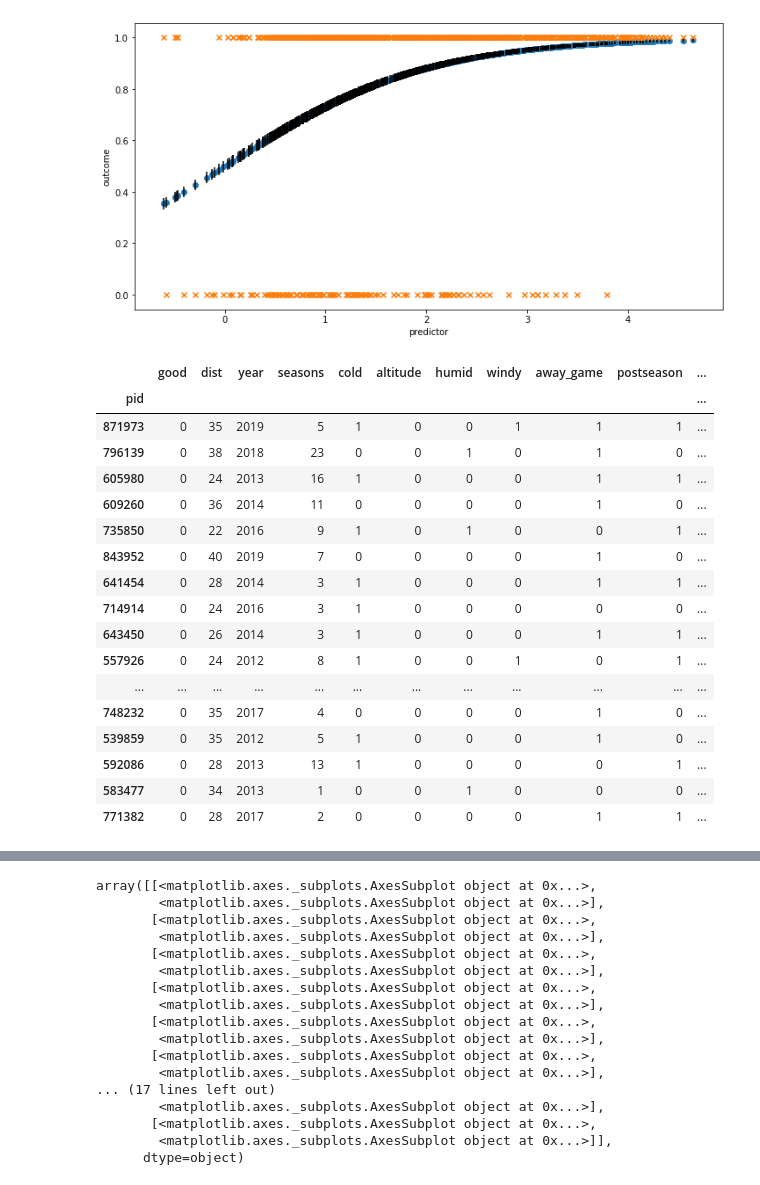
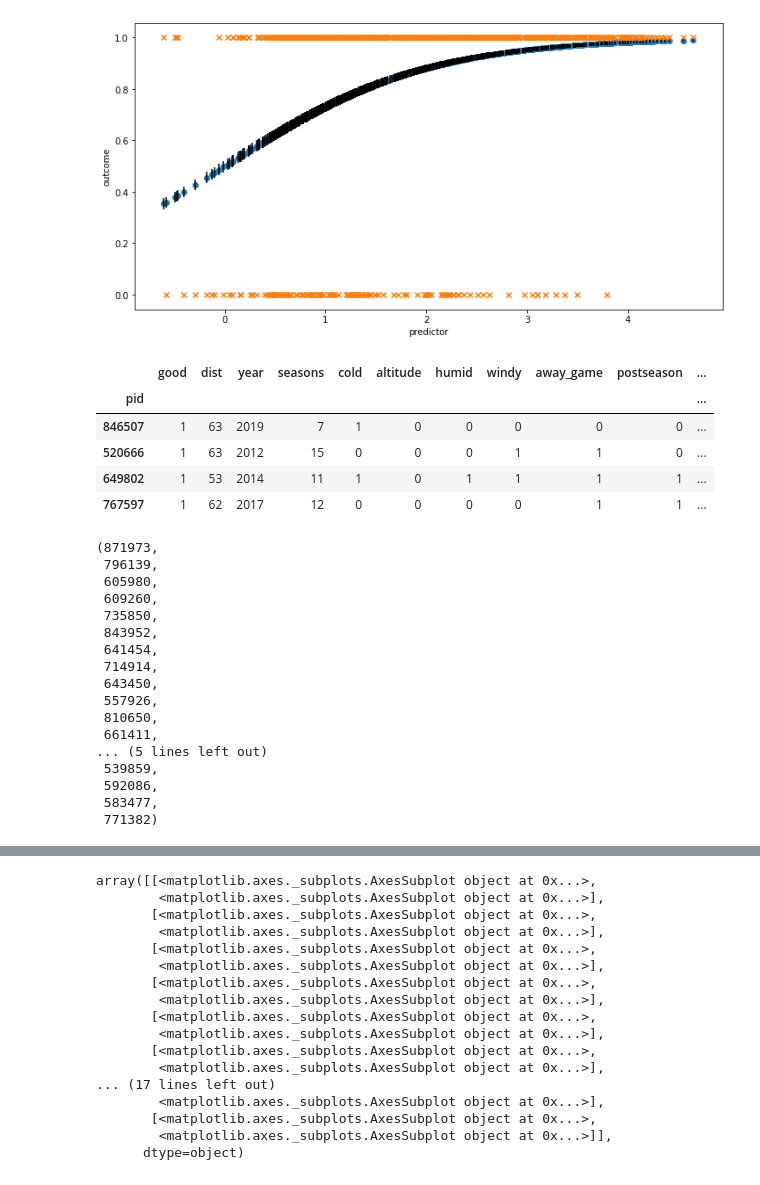
Before and after one commit to lewisbails/nfl-project, a Jupyter notebook: notebooks/bayesian.ipynb, the cells around one changed output, grey strips where cells are left out. Cells and saved outputs as stored; diff of their text form; code cells hidden in the pictures.

```diff
--- a/notebooks/bayesian.ipynb
+++ b/notebooks/bayesian.ipynb
@@ -92,24 +92,33 @@ Text(0, 0.5, 'outcome')
 [figure]
 # %%
 sample_data['y_pred'] = beta.mean()
+# %%
+sample_data[(sample_data['good']==1) & (sample_data['y_pred']<=0.4)].sort_values('y_pred', ascending=False)
+# %% [output]
+|  | good | dist | year | seasons | cold | altitude | humid | windy | away_game | postseason | ... |
+| pid |  |  |  |  |  |  |  |  |  |  | ... |
+| 846507 | 1 | 63 | 2019 | 7 | 1 | 0 | 0 | 0 | 0 | 0 | ... |
+| 520666 | 1 | 63 | 2012 | 15 | 0 | 0 | 0 | 1 | 1 | 0 | ... |
+| 649802 | 1 | 53 | 2014 | 11 | 1 | 0 | 1 | 1 | 1 | 1 | ... |
+| 767597 | 1 | 62 | 2017 | 12 | 0 | 0 | 0 | 0 | 1 | 1 | ... |
 # %%
-sample_data[(sample_data['good']==0) & (sample_data['y_pred']>=0.9)]
+weird_pid = tuple(sample_data[(sample_data['good']==0) & (sample_data['y_pred']>=0.9)].index)
+# theyre mostly blocked!!!
 # %% [output]
-|  | good | dist | year | seasons | cold | altitude | humid | windy | away_game | postseason | ... |
-| pid |  |  |  |  |  |  |  |  |  |  | ... |
-| 871973 | 0 | 35 | 2019 | 5 | 1 | 0 | 0 | 1 | 1 | 1 | ... |
-| 796139 | 0 | 38 | 2018 | 23 | 0 | 0 | 1 | 0 | 1 | 0 | ... |
-| 605980 | 0 | 24 | 2013 | 16 | 1 | 0 | 0 | 0 | 1 | 1 | ... |
-| 609260 | 0 | 36 | 2014 | 11 | 0 | 0 | 0 | 0 | 1 | 0 | ... |
-| 735850 | 0 | 22 | 2016 | 9 | 1 | 0 | 1 | 0 | 0 | 1 | ... |
-| 843952 | 0 | 40 | 2019 | 7 | 0 | 0 | 0 | 0 | 1 | 0 | ... |
-| 641454 | 0 | 28 | 2014 | 3 | 1 | 0 | 0 | 0 | 1 | 1 | ... |
-| 714914 | 0 | 24 | 2016 | 3 | 1 | 0 | 0 | 0 | 0 | 0 | ... |
-| 643450 | 0 | 26 | 2014 | 3 | 1 | 0 | 0 | 0 | 1 | 1 | ... |
-| 557926 | 0 | 24 | 2012 | 8 | 1 | 0 | 0 | 1 | 0 | 1 | ... |
-| ... | ... | ... | ... | ... | ... | ... | ... | ... | ... | ... | ... |
-| 748232 | 0 | 35 | 2017 | 4 | 0 | 0 | 0 | 0 | 1 | 0 | ... |
-| 539859 | 0 | 35 | 2012 | 5 | 1 | 0 | 0 | 0 | 1 | 0 | ... |
-| 592086 | 0 | 28 | 2013 | 13 | 1 | 0 | 0 | 0 | 0 | 1 | ... |
-| 583477 | 0 | 34 | 2013 | 1 | 0 | 0 | 1 | 0 | 0 | 0 | ... |
-| 771382 | 0 | 28 | 2017 | 2 | 0 | 0 | 0 | 0 | 1 | 1 | ... |
+(871973,
+ 796139,
+ 605980,
+ 609260,
+ 735850,
+ 843952,
+ 641454,
+ 714914,
+ 643450,
+ 557926,
+ 810650,
+ 661411,
+... (5 lines left out)
+ 539859,
+ 592086,
+ 583477,
+ 771382)
```
Also changed, not shown: parts of 1 cell of this notebook.
